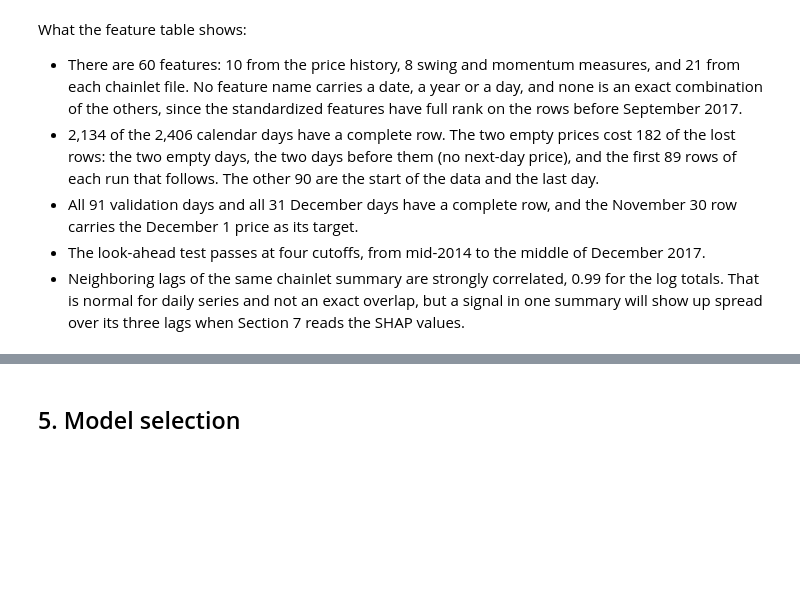
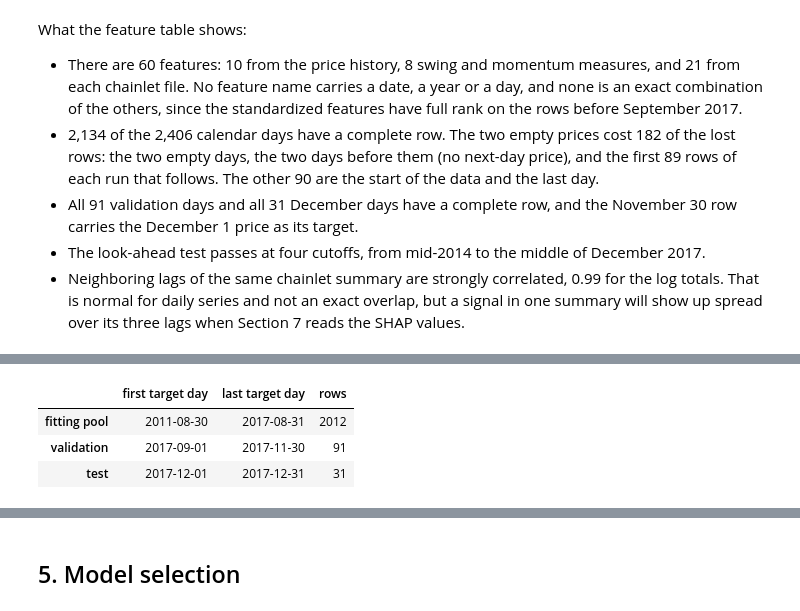
Before and after one commit to alexhubenthal/alexhubenthal-btc-chainlet-hw2, a Jupyter notebook: btc_chainlet_xai.ipynb, the cells around one changed output, grey strips where cells are left out. Saved outputs shown, nothing was run; the diff lists cells and outputs as text; code cells hidden in the pictures; blank space fills up the shorter version.

```diff
--- a/btc_chainlet_xai.ipynb
+++ b/btc_chainlet_xai.ipynb
@@ -670,0 +689,45 @@ What the feature table shows:
+# %%
+from sklearn.dummy import DummyRegressor
+from sklearn.linear_model import Ridge
+from sklearn.preprocessing import StandardScaler
+
+
+def rmse(y, y_):
+    """Root mean squared error in dollars, with `y` the actual prices and `y_` the predicted prices."""
+    y, y_ = np.asarray(y, dtype=float), np.asarray(y_, dtype=float)
+    assert y.ndim == 1 and y.shape == y_.flatten().shape, "one actual and one predicted price per day"
+    return np.sqrt(((y - y_.flatten()) ** 2).mean())
+
+
+def usable_rows(table):
+    """Rows with every feature and a target. All candidate models are fitted on the same rows."""
+    return table[FEATURES + ["target_ret"]].notna().all(axis=1)
+
+
+usable = usable_rows(table)
+assert usable.equals(complete)
+splits = {
+    "fitting pool": usable & (table["target_date"] < VAL_START),
+    "validation": usable & table["target_date"].between(VAL_START, VAL_END),
+    "test": usable & table["target_date"].between(TEST_START, TEST_END),
+}
+
+# The sets do not overlap and follow each other in time.
+first_day = {name: table.loc[rows, "target_date"].min() for name, rows in splits.items()}
+last_day = {name: table.loc[rows, "target_date"].max() for name, rows in splits.items()}
+assert not (splits["fitting pool"] & splits["validation"]).any()
+assert not (splits["validation"] & splits["test"]).any()
+assert last_day["fitting pool"] < first_day["validation"] and last_day["validation"] < first_day["test"]
+
+pd.DataFrame(
+    {
+        "first target day": {name: day.date() for name, day in first_day.items()},
+        "last target day": {name: day.date() for name, day in last_day.items()},
+        "rows": {name: int(rows.sum()) for name, rows in splits.items()},
+    }
+)
+# %% [output]
+|  | first target day | last target day | rows |
+| fitting pool | 2011-08-30 | 2017-08-31 | 2012 |
+| validation | 2017-09-01 | 2017-11-30 | 91 |
+| test | 2017-12-01 | 2017-12-31 | 31 |
```
Also changed, not shown: parts of 7 cells of this notebook.
